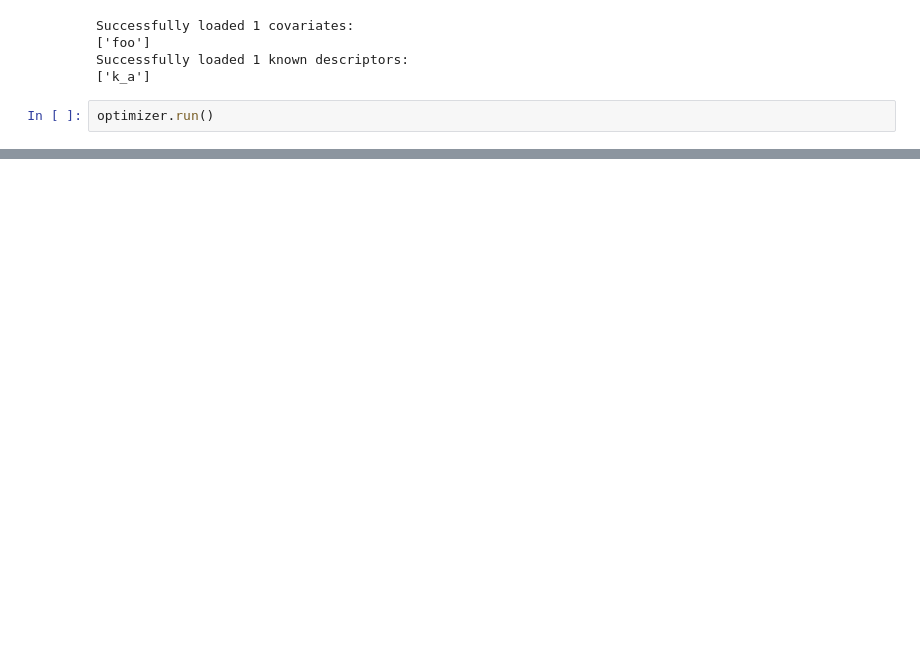
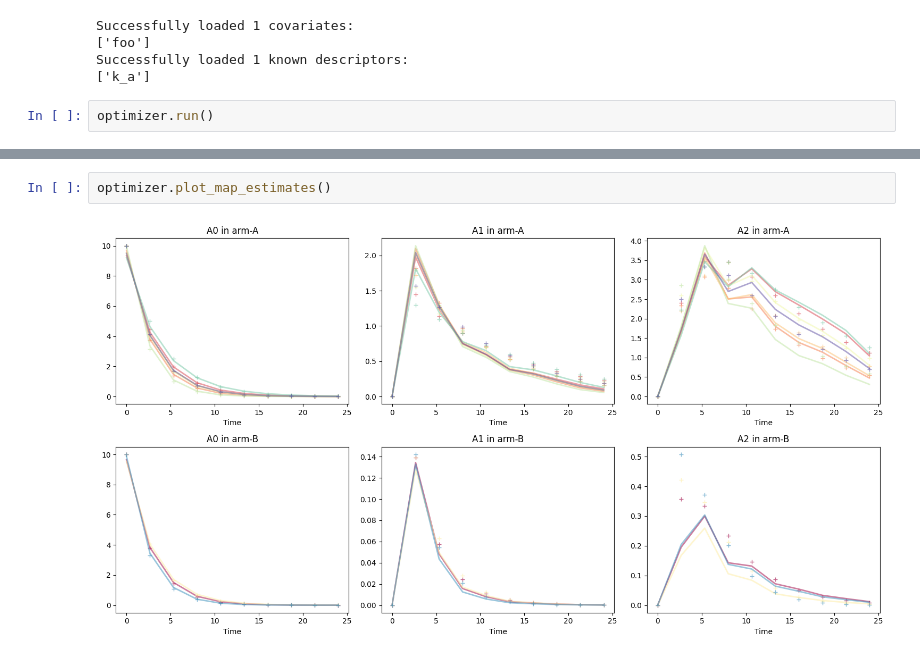
Before and after one commit to novainsilico/vpop-calibration, a Jupyter notebook: examples/saem_gp_model.ipynb, the cells around one changed output, grey strips where cells are left out. Drawn from its saved outputs; the diff is of its cells as text; blank space fills up the shorter version.

```diff
--- a/examples/saem_gp_model.ipynb
+++ b/examples/saem_gp_model.ipynb
@@ -279,0 +275,4 @@ optimizer.plot_convergence_history(
+# %%
+optimizer.plot_map_estimates()
+# %% [output]
+[figure, added]
```
Also changed, not shown: parts of 6 cells of this notebook, 6 other files.
